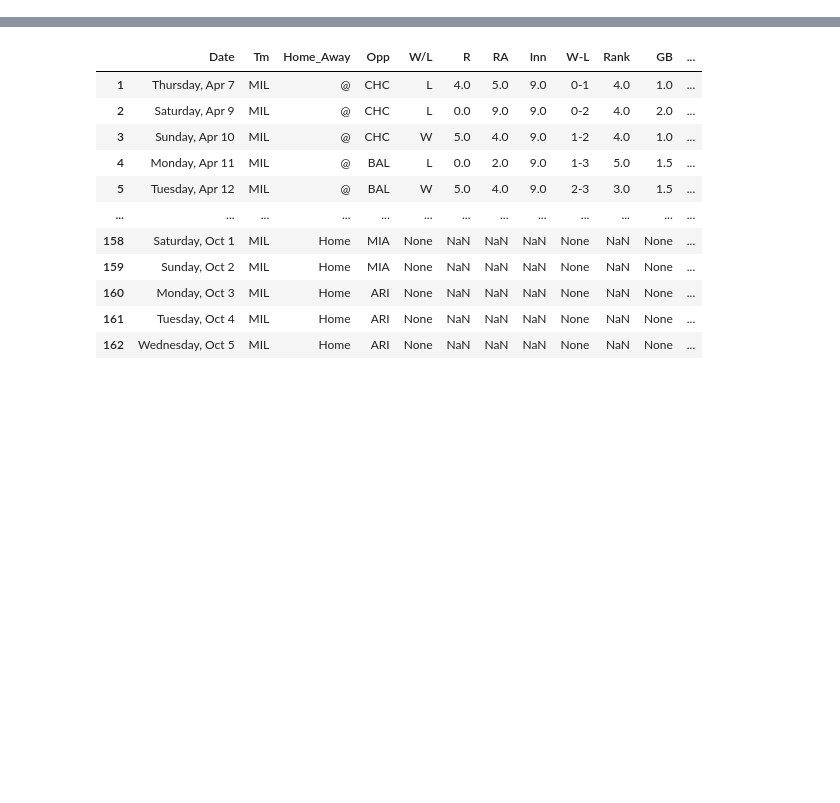
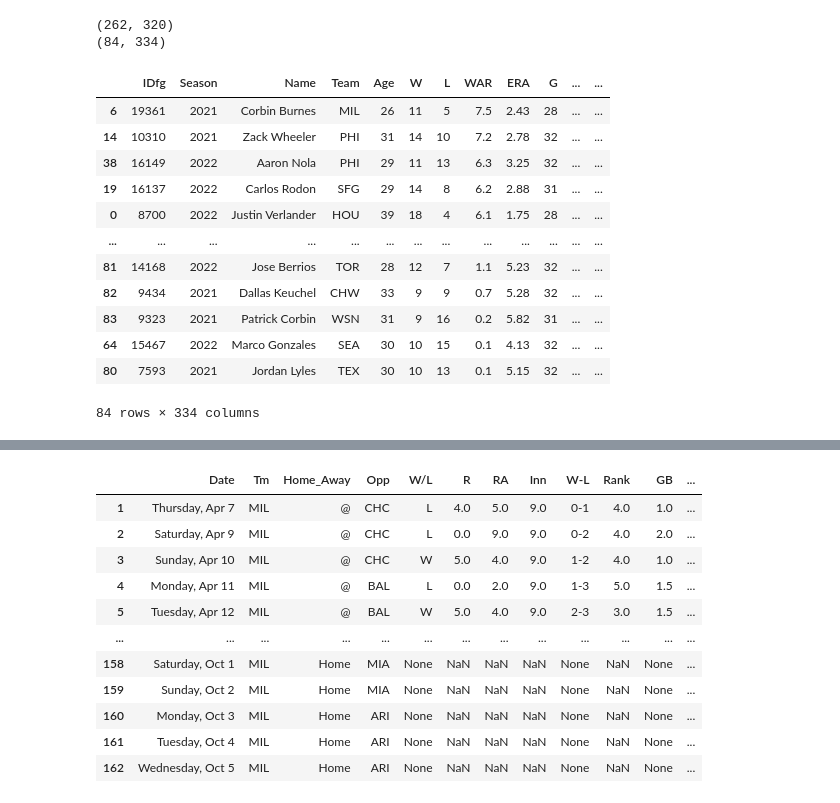
Before and after one commit to adeniro21/mlb_betting_models, a Jupyter notebook: mlb_data_pull.ipynb, the cells around one changed output, grey strips where cells are left out. Cells and saved outputs as stored; diff of their text form; code cells hidden in the pictures; blank space fills up the shorter version.

```diff
--- a/mlb_data_pull.ipynb
+++ b/mlb_data_pull.ipynb
@@ -28 +55,23 @@ data.columns.tolist()
+# %%
+print(batting_df.shape)
+print(pitching_df.shape)
+# %% [output]
+(262, 320)
+(84, 334)
+# %%
+pitching_df
+# %% [output]
+|  | IDfg | Season | Name | Team | Age | W | L | WAR | ERA | G | ... | ... |
+| 6 | 19361 | 2021 | Corbin Burnes | MIL | 26 | 11 | 5 | 7.5 | 2.43 | 28 | ... | ... |
+| 14 | 10310 | 2021 | Zack Wheeler | PHI | 31 | 14 | 10 | 7.2 | 2.78 | 32 | ... | ... |
+| 38 | 16149 | 2022 | Aaron Nola | PHI | 29 | 11 | 13 | 6.3 | 3.25 | 32 | ... | ... |
+| 19 | 16137 | 2022 | Carlos Rodon | SFG | 29 | 14 | 8 | 6.2 | 2.88 | 31 | ... | ... |
+| 0 | 8700 | 2022 | Justin Verlander | HOU | 39 | 18 | 4 | 6.1 | 1.75 | 28 | ... | ... |
+| ... | ... | ... | ... | ... | ... | ... | ... | ... | ... | ... | ... | ... |
+| 81 | 14168 | 2022 | Jose Berrios | TOR | 28 | 12 | 7 | 1.1 | 5.23 | 32 | ... | ... |
+| 82 | 9434 | 2021 | Dallas Keuchel | CHW | 33 | 9 | 9 | 0.7 | 5.28 | 32 | ... | ... |
+| 83 | 9323 | 2021 | Patrick Corbin | WSN | 31 | 9 | 16 | 0.2 | 5.82 | 31 | ... | ... |
+| 64 | 15467 | 2022 | Marco Gonzales | SEA | 30 | 10 | 15 | 0.1 | 4.13 | 32 | ... | ... |
+| 80 | 7593 | 2021 | Jordan Lyles | TEX | 30 | 10 | 13 | 0.1 | 5.15 | 32 | ... | ... |
+84 rows × 334 columns
 # %%
```
Also changed, not shown: parts of 7 cells of this notebook.
